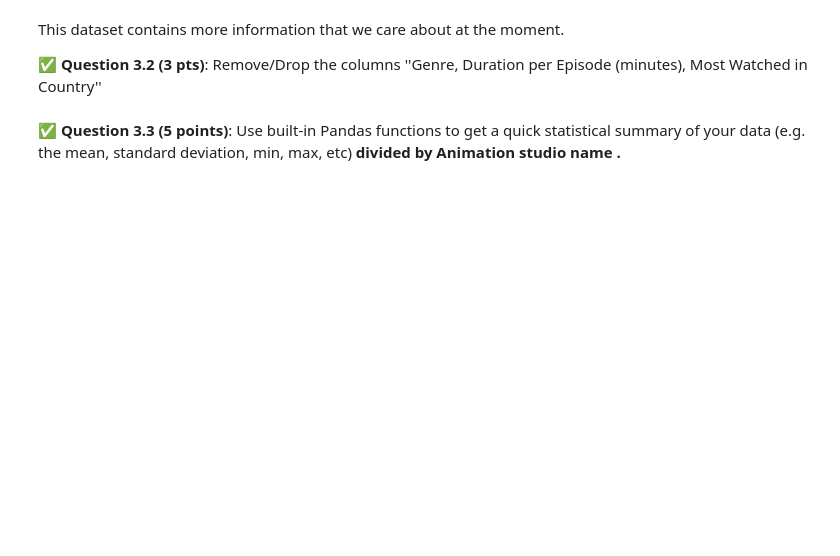
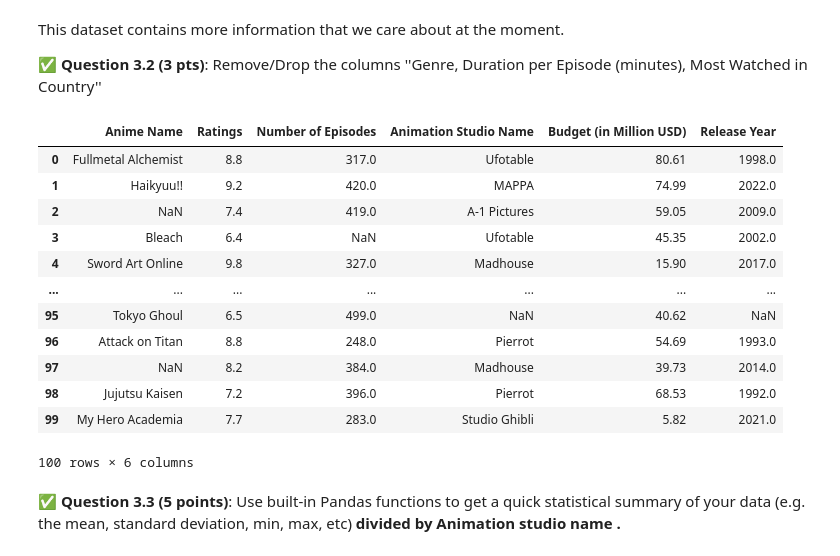
Before and after one commit to JakeRoll04/CMSE202-f25-turnin, a Jupyter notebook: exams/midterm/CMSE202-Midterm-Section001-Jake Roll.ipynb, the cells around one changed output. Cells and saved outputs as stored; diff of their text form; code cells hidden in the pictures; blank space fills up the shorter version.

```diff
--- a/exams/midterm/CMSE202-Midterm-Section001-Jake Roll.ipynb
+++ b/exams/midterm/CMSE202-Midterm-Section001-Jake Roll.ipynb
@@ -245,6 +272,22 @@ This dataset contains more information that we care about at the moment.
 &#9989; **Question 3.2 (3 pts)**: Remove/Drop the columns ''Genre, Duration per Episode (minutes), Most Watched in Country''
 # %%
 # Put your code here
+anime1 = anime.drop(columns = ['Genre', 'Duration per Episode (minutes)', 'Most Watched in Country'])
+anime1
+# %% [output]
+|  | Anime Name | Ratings | Number of Episodes | Animation Studio Name | Budget (in Million USD) | Release Year |
+| 0 | Fullmetal Alchemist | 8.8 | 317.0 | Ufotable | 80.61 | 1998.0 |
+| 1 | Haikyuu!! | 9.2 | 420.0 | MAPPA | 74.99 | 2022.0 |
+| 2 | NaN | 7.4 | 419.0 | A-1 Pictures | 59.05 | 2009.0 |
+| 3 | Bleach | 6.4 | NaN | Ufotable | 45.35 | 2002.0 |
+| 4 | Sword Art Online | 9.8 | 327.0 | Madhouse | 15.90 | 2017.0 |
+| ... | ... | ... | ... | ... | ... | ... |
+| 95 | Tokyo Ghoul | 6.5 | 499.0 | NaN | 40.62 | NaN |
+| 96 | Attack on Titan | 8.8 | 248.0 | Pierrot | 54.69 | 1993.0 |
+| 97 | NaN | 8.2 | 384.0 | Madhouse | 39.73 | 2014.0 |
+| 98 | Jujutsu Kaisen | 7.2 | 396.0 | Pierrot | 68.53 | 1992.0 |
+| 99 | My Hero Academia | 7.7 | 283.0 | Studio Ghibli | 5.82 | 2021.0 |
+100 rows × 6 columns
 # %% [markdown]
 &#9989; **Question 3.3 (5 points)**: Use built-in Pandas functions to get a quick statistical summary of your data (e.g. the mean, standard deviation, min, max, etc) **divided by Animation studio name .**
 # %%
```
Also changed, not shown: parts of 8 cells of this notebook.
